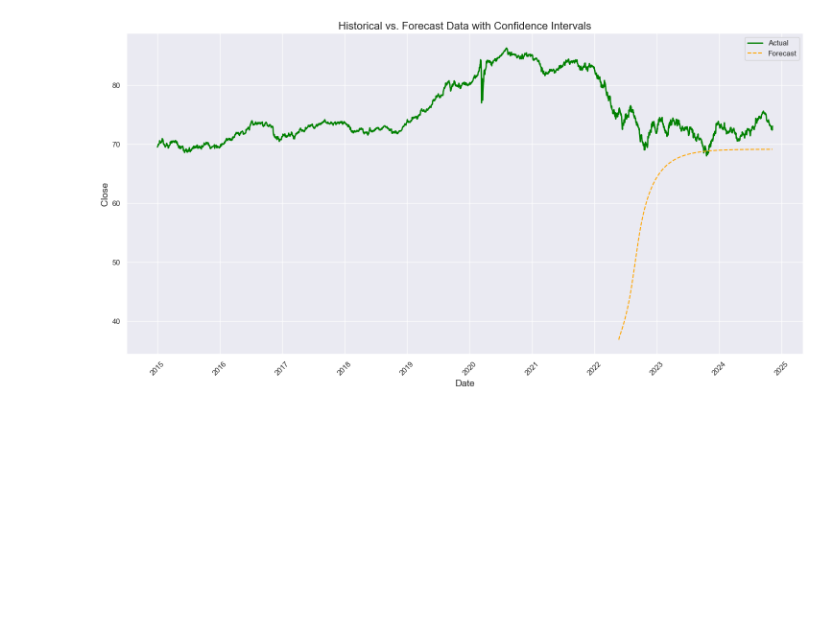
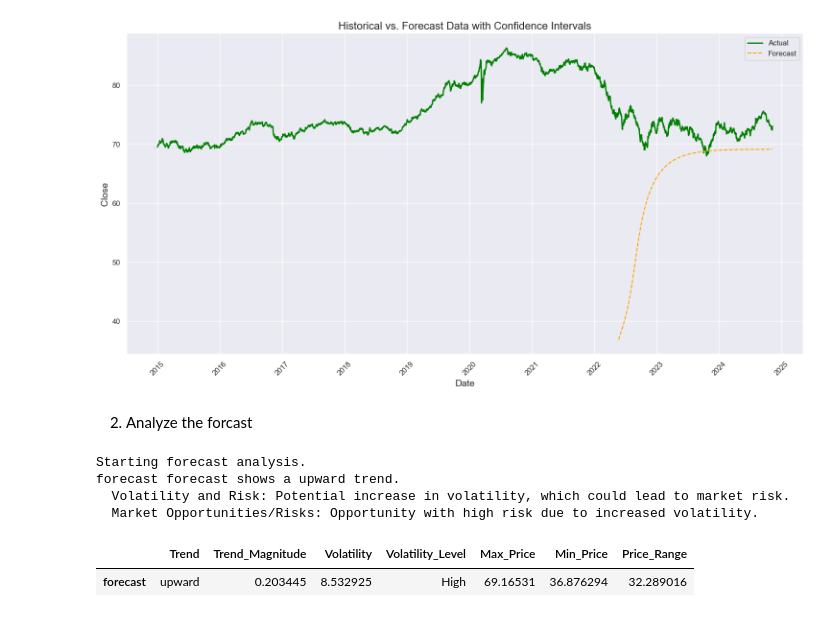
Before and after one commit to WildCayote/GMF-Investments-Portfolio-Management, a Jupyter notebook: notebooks/forcast_analysis.ipynb, the cells around one changed output. Drawn from its saved outputs; the diff is of its cells as text; code cells hidden in the pictures; blank space fills up the shorter version.

Commit message:
Analyzed the forcast

```diff
--- a/notebooks/forcast_analysis.ipynb
+++ b/notebooks/forcast_analysis.ipynb
@@ -48,3 +48,14 @@ forecaster = ForecastAnalyzer('../data/BND.csv', '../data/predictions.csv')
 forecaster.plot_forecast()
 # %% [output]
 [figure]
+# %% [markdown]
+2) Analyze the forcast
+# %%
+forecaster.analyze_forecast()
+# %% [output]
+Starting forecast analysis.
+forecast forecast shows a upward trend.
+  Volatility and Risk: Potential increase in volatility, which could lead to market risk.
+  Market Opportunities/Risks: Opportunity with high risk due to increased volatility.
+|  | Trend | Trend_Magnitude | Volatility | Volatility_Level | Max_Price | Min_Price | Price_Range |
+| forecast | upward | 0.203445 | 8.532925 | High | 69.16531 | 36.876294 | 32.289016 |
```
